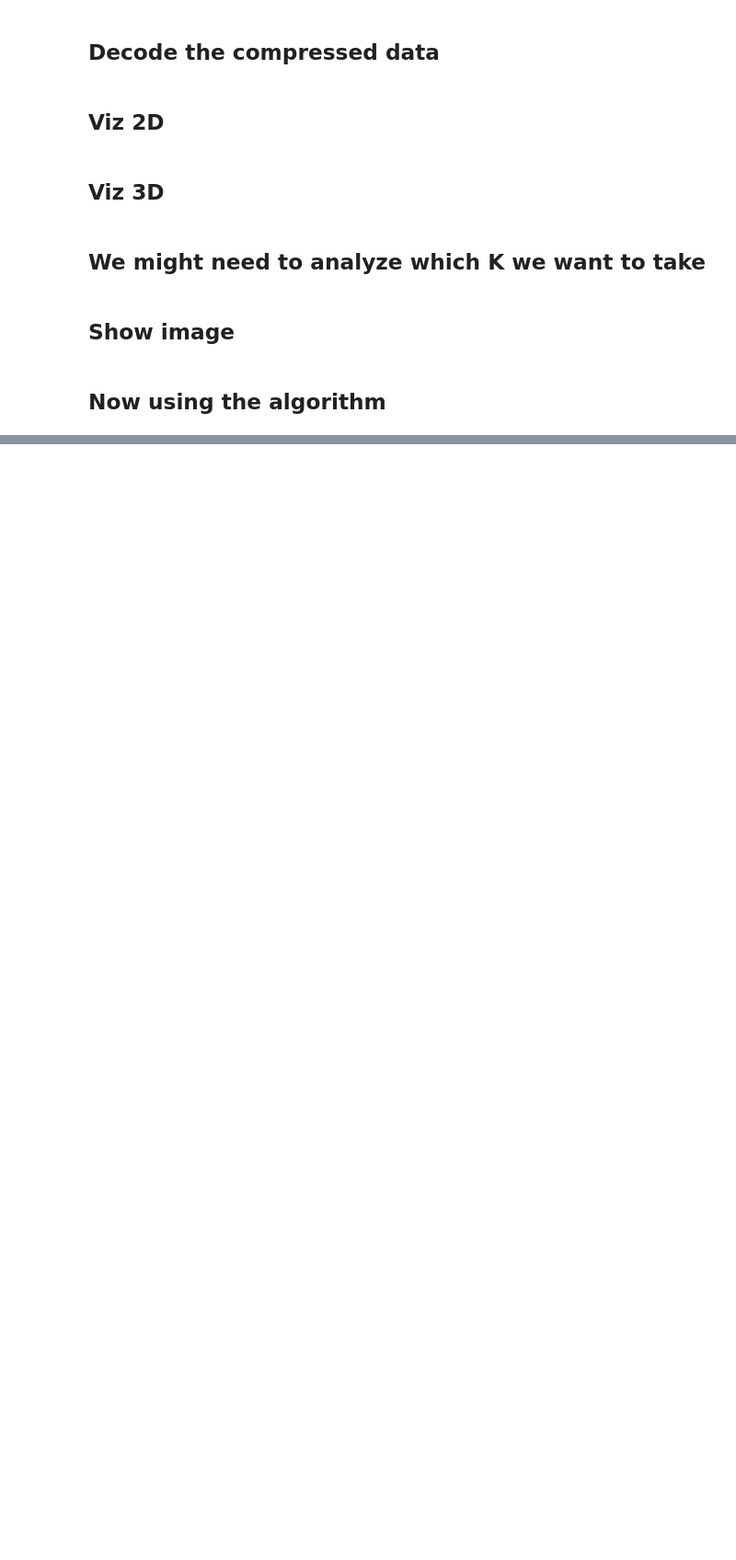
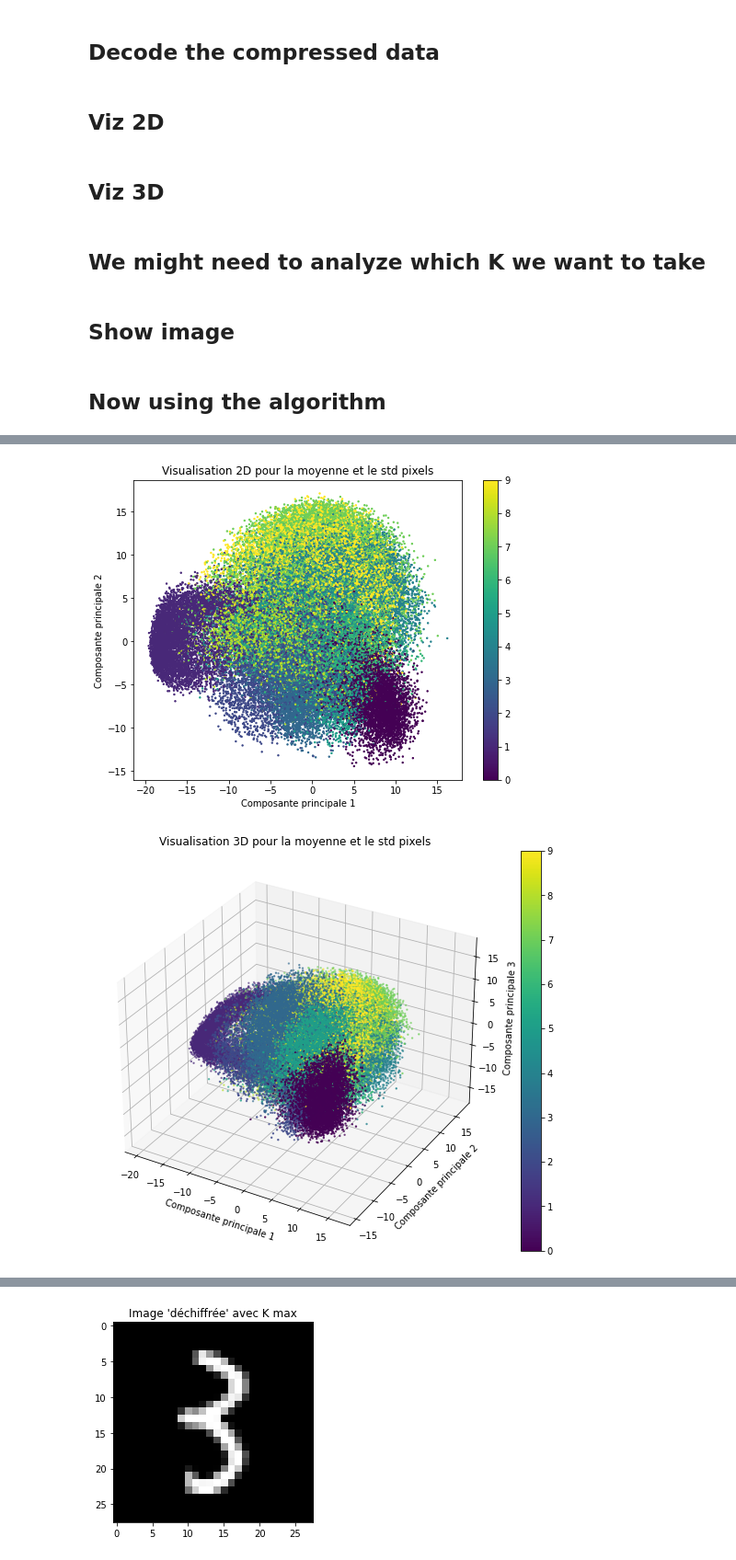
Before and after one commit to Elesdes/5IABD_UnsupervisedDL, a Jupyter notebook: notebooks/ACP.ipynb, the cells around one changed output, grey strips where cells are left out. Shown at 92% size. Cells and saved outputs as stored; diff of their text form; code cells hidden in the pictures; blank space fills up the shorter version.

```diff
--- a/notebooks/ACP.ipynb
+++ b/notebooks/ACP.ipynb
@@ -90,8 +86,8 @@ def standardized_by_pixels(x_train):
     std = std.to_numpy()
     means = means.reshape(-1, 1)
     std = std.reshape(-1, 1)
-    x_train = (x_train - means)/std
-    return x_train, std, means
+    df_train_centered = (x_train - means)/std
+    return df_train_centered, std, means
 # %% [markdown]
 ## Generate Data? Tried something
 # %%
@@ -151,11 +147,10 @@ def know_k(eig_values_sorted, target_percent=0.85):
     variance_explained = eig_values_sorted / np.sum(eig_values_sorted)
     cumulative_variance_explained = np.cumsum(variance_explained)
     plt.figure(figsize=(10, 6))
-    # plt.plot(range(1, len(variance_explained) + 1), variance_explained, marker='o', linestyle='--', label='Variance')
     plt.plot(range(1, len(cumulative_variance_explained) + 1), cumulative_variance_explained, marker='o', linestyle='-', label='Variance cumulée')
     plt.xlabel('Nombre de composantes principales (k)')
     plt.ylabel('Proportion de variance')
-    plt.title('Scree Plot')
+    plt.title('Courbe de la détection du K optimal')
     plt.legend()
     plt.grid(True)
     plt.show()
@@ -201,16 +200,19 @@ eig_vectors_sorted = eig_vectors[:, sorted_indices]
 # %%
 viz_2D(df_centered, target, "Visualisation 2D pour la moyenne et le std pixels")
 viz_3D(df_centered, target, "Visualisation 3D pour la moyenne et le std pixels")
-k = know_k(eig_values_sorted, 0.95)
+k = know_k(eig_values_sorted, 0.85)
 decoded_images = decode(df_centered, eig_vectors_sorted, std, means, eig_vectors_sorted.shape[0])
-show_img(decoded_images[0], target.iloc[0])
+show_img(decoded_images[0], "Image 'déchiffrée' avec K max")
 decoded_images = decode(df_centered, eig_vectors_sorted, std, means, k)
-show_img(decoded_images[0], target.iloc[0])
+show_img(decoded_images[0], "Image 'déchiffrée' avec K 85%")
 decoded_images = generate(df_centered, eig_vectors_sorted, std, means, eig_vectors_sorted.shape[0])
-show_img(decoded_images[0], target.iloc[0])
+show_img(decoded_images[0], "Image générée avec K max")
 decoded_images = generate(df_centered, eig_vectors_sorted, std, means, math.floor(eig_vectors_sorted.shape[0]/2))
-show_img(decoded_images[0], target.iloc[0])
+show_img(decoded_images[0], "Image générée avec K 50%")
 decoded_images = generate(df_centered, eig_vectors_sorted, std, means, math.floor(eig_vectors_sorted.shape[0]/3))
-show_img(decoded_images[0], target.iloc[0])
+show_img(decoded_images[0], "Image générée avec K 33%")
 decoded_images = generate(df_centered, eig_vectors_sorted, std, means, math.floor(eig_vectors_sorted.shape[0]/4))
-show_img(decoded_images[0], target.iloc[0])
+show_img(decoded_images[0], "Image générée avec K 25%")
+# %% [output]
+[figure, added]
+[figure, added]
@@ -216,0 +220 @@ show_img(decoded_images[0], target.iloc[0])
+[figure, added]
```
Also changed, not shown: parts of 14 cells of this notebook.
